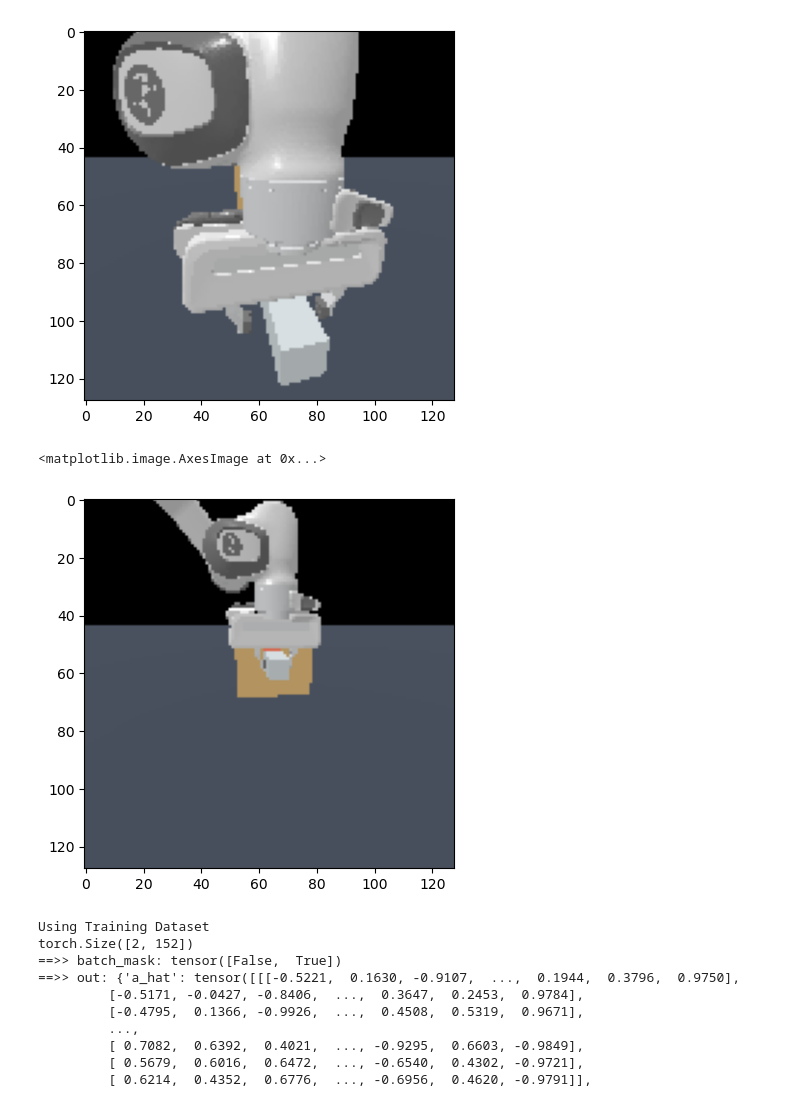
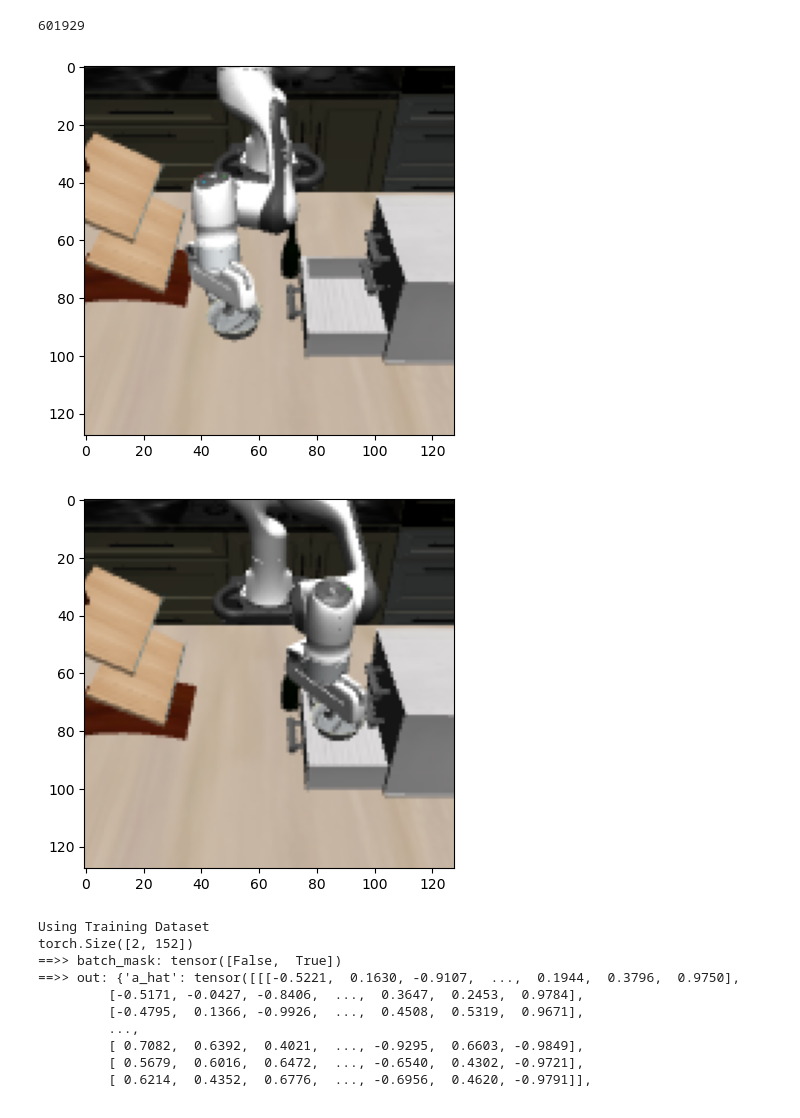
Before and after one commit to apalleiko/tskill, a Jupyter notebook: testing.ipynb, the cells around one changed output. Cells and saved outputs as stored; diff of their text form; code cells hidden in the pictures.

Commit message:
multitask dataset implementation

```diff
--- a/testing.ipynb
+++ b/testing.ipynb
@@ -9,7 +9,7 @@ import matplotlib.pyplot as plt
 import seaborn as sns
 
 from policy import config
-from policy.dataset.dataset_loader import dataset_loader
+from policy.dataset.dataset_loaders import dataset_loader
 from policy.checkpoints import CheckpointIO
 
 model_dir = "/home/mrl/Documents/Projects/tskill/out/PegInsertion/Plan/004"
@@ -27,9 +27,11 @@ if method == "plan":
 # # Dataset
 cfg["data"]["pad"] = False
 cfg["data"]["augment"] = False
-cfg["data"]["full_seq"] = True
+cfg["data"]["full_seq"] = False
 cfg["data"]["mode"] = "libero"
-cfg["data"]["dataset"] = "/home/mrl/Documents/Projects/tskill/LIBERO/libero/datasets/libero_90/LIVING_ROOM_SCENE1_pick_up_the_tomato_sauce_and_put_it_in_the_basket_demo.hdf5"
+# cfg["data"]["dataset"] = ["/home/mrl/Documents/Projects/tskill/LIBERO/libero/datasets/libero_90/LIVING_ROOM_SCENE1_pick_up_the_tomato_sauce_and_put_it_in_the_basket_demo.hdf5",
+#                           "/home/mrl/Documents/Projects/tskill/LIBERO/libero/datasets/libero_90/KITCHEN_SCENE1_open_the_top_drawer_of_the_cabinet_and_put_the_bowl_in_it_demo.hdf5"]
+cfg["data"]["dataset"] = "/home/mrl/Documents/Projects/tskill/LIBERO/libero/datasets/libero_90"
 # cfg["data"]["mode"] = "maniskill"
 # cfg["data"]["dataset"] = "/home/mrl/Documents/Projects/tskill/data/demos/v0/rigid_body/PegInsertionSide-v0/trajectory.rgbd.pd_joint_delta_pos2.h5"
 
@@ -41,8 +43,8 @@ cfg["data"]["dataset"] = "/home/mrl/Documents/Projects/tskill/LIBERO/libero/data
 train_dataset, val_dataset = dataset_loader(cfg, return_datasets=True)
 
 # Model
-model = config.get_model(cfg, device="cpu")
-checkpoint_io = CheckpointIO(model_dir, model=model)
-load_dict = checkpoint_io.load("model_best.pt")
-model.train()
+# model = config.get_model(cfg, device="cpu")
+# checkpoint_io = CheckpointIO(model_dir, model=model)
+# load_dict = checkpoint_io.load("model_best.pt")
+# model.train()
 # %% [output]
@@ -78,17 +68,21 @@ TSkillPlan(
 # %%
-# print(len(train_dataset))
+import time
+print(len(train_dataset))
 # for i in range(len(train_dataset)):
 #     print([(k,v.shape) for k,v in train_dataset[i].items()])
-i = 50
-fig = plt.figure()
-plt.imshow(train_dataset[5]["rgb"][0,i,0,:,:,:].permute(1,2,0))
+i = torch.randint(0, len(train_dataset), (1,1)).item()
+j = 5
+plt.imshow(train_dataset[i]["rgb"][0,j,0,:,:,:].permute(1,2,0))
 plt.show()
 # plt.imshow(train_dataset[5]["rgb"][0,5,1,:,:,:].permute(1,2,0))
-plt.imshow(train_dataset[5]["goal"][0,0,0,:,:,:].permute(1,2,0))
+plt.imshow(train_dataset[i]["goal"][0,0,0,:,:,:].permute(1,2,0))
+plt.show()
+time.sleep(0.1)
+plt.close()
 # %% [output]
+601929
-[figure, old version]
+[figure, new version]
-<matplotlib.image.AxesImage at 0x...>
-[figure, old version]
+[figure, new version]
 # %%
 train = True
 if not train:
```
Also changed, not shown: parts of 1 cell of this notebook, 7 other files.
